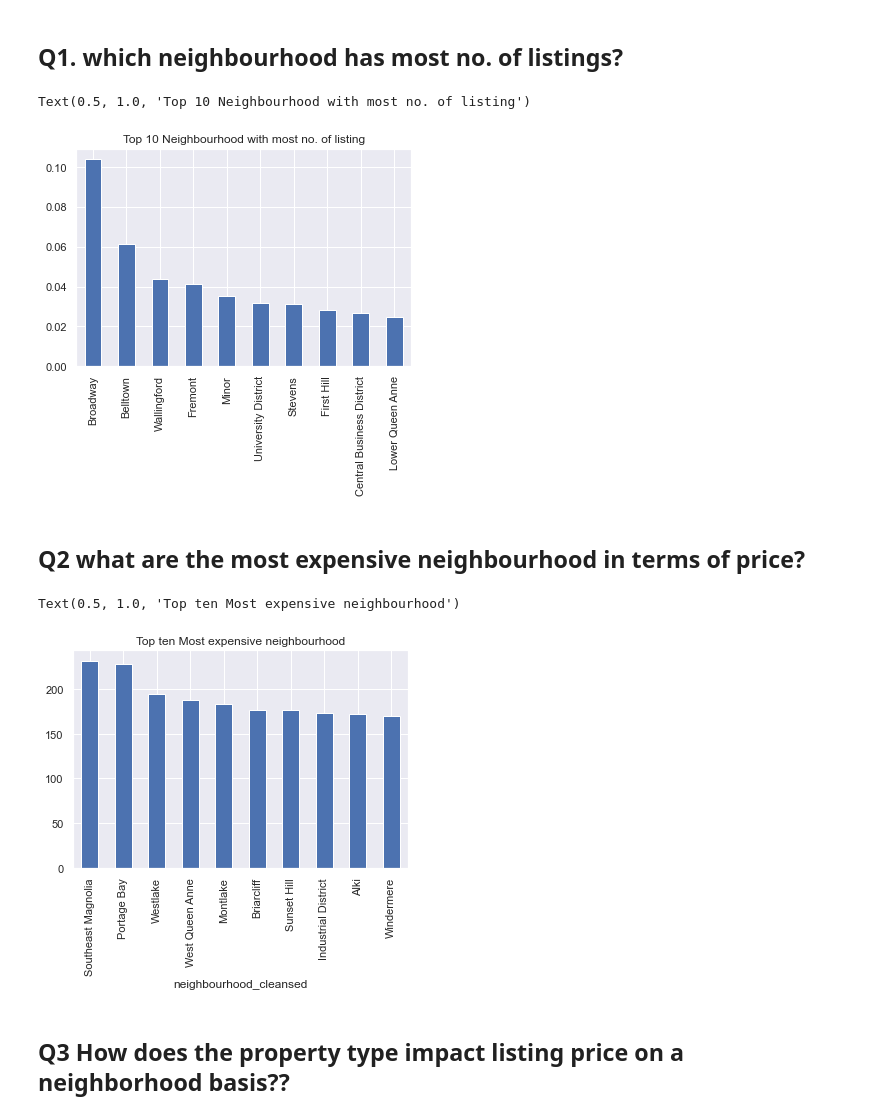
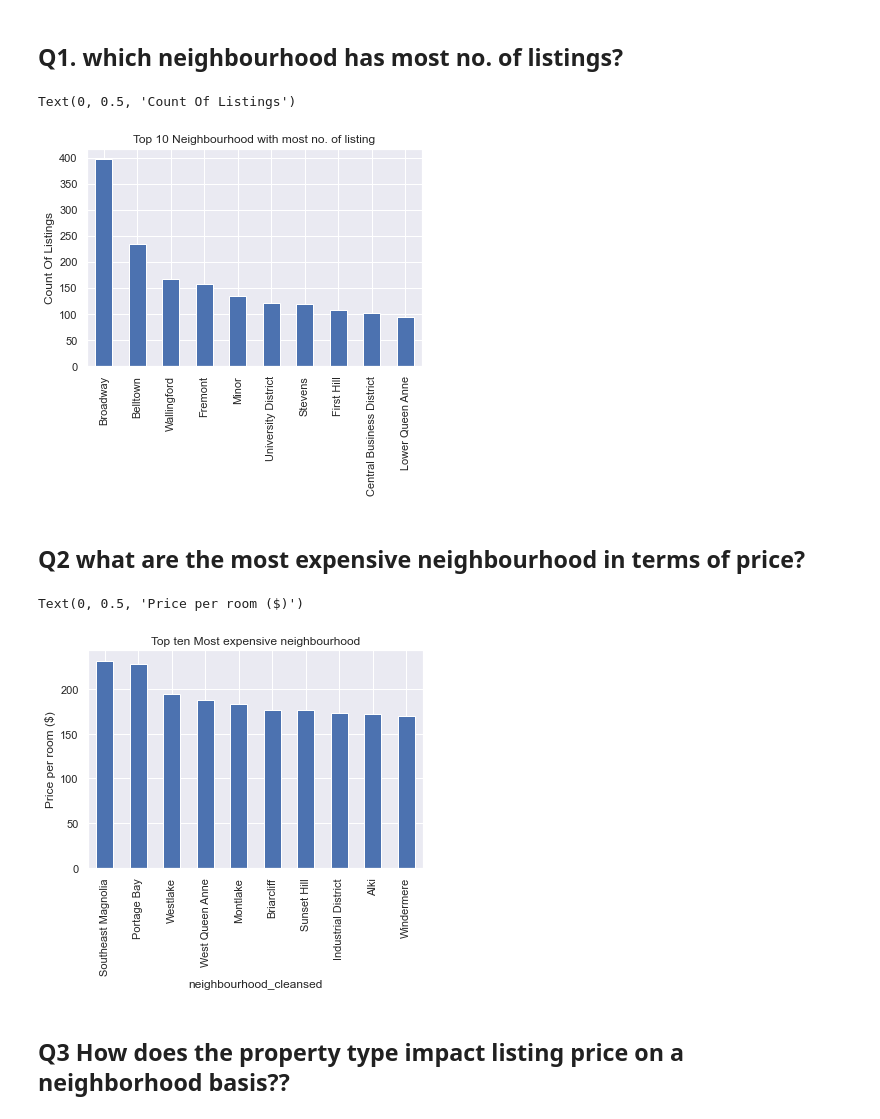
Before and after one commit to rachana-bisht/Airbnb-Seattle, a Jupyter notebook: seattle_airbnb.ipynb, the cells around one changed output. Saved outputs shown, nothing was run; the diff lists cells and outputs as text; code cells hidden in the pictures.

```diff
--- a/seattle_airbnb.ipynb
+++ b/seattle_airbnb.ipynb
@@ -177,11 +121,12 @@ Name: price, dtype: float64
 # %%
 n=10
 neighbourhood = listing.neighbourhood_cleansed.value_counts().head(n)
-(neighbourhood/len(listing.neighbourhood_cleansed)).plot(kind="bar");
+(neighbourhood).plot(kind="bar");
 plt.title("Top 10 Neighbourhood with most no. of listing")
+plt.ylabel('Count Of Listings')
 # %% [output]
-Text(0.5, 1.0, 'Top 10 Neighbourhood with most no. of listing')
+Text(0, 0.5, 'Count Of Listings')
-[figure, old version]
+[figure, new version]
 # %% [markdown]
 ## Q2 what are the most expensive neighbourhood in terms of price?
 # %%
@@ -190,9 +135,10 @@ price_neighbourhood = listing.groupby(['neighbourhood_cleansed']).mean()['price'
 # %%
 price_neighbourhood.plot(kind = 'bar')
 plt.title('Top ten Most expensive neighbourhood')
+plt.ylabel('Price per room ($)')
 # %% [output]
-Text(0.5, 1.0, 'Top ten Most expensive neighbourhood')
+Text(0, 0.5, 'Price per room ($)')
-[figure, old version]
+[figure, new version]
 # %% [markdown]
 ## Q3 How does the property type impact listing price on a neighborhood basis??
 # %%
```
Also changed, not shown: parts of 47 cells of this notebook.
